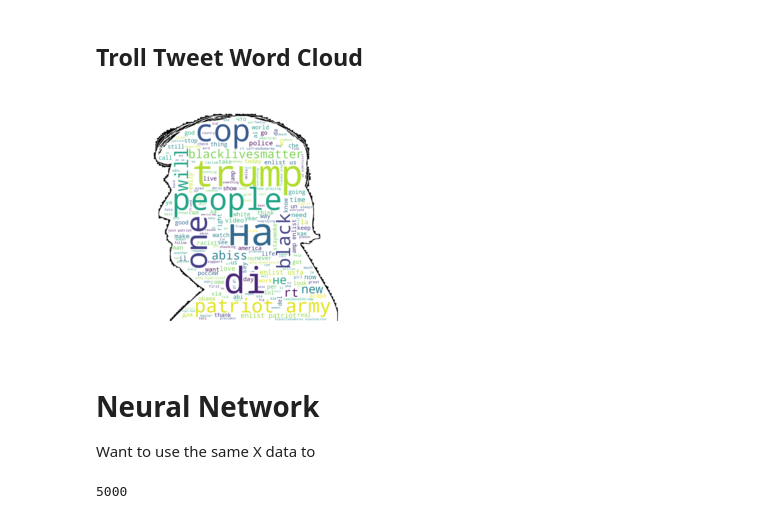
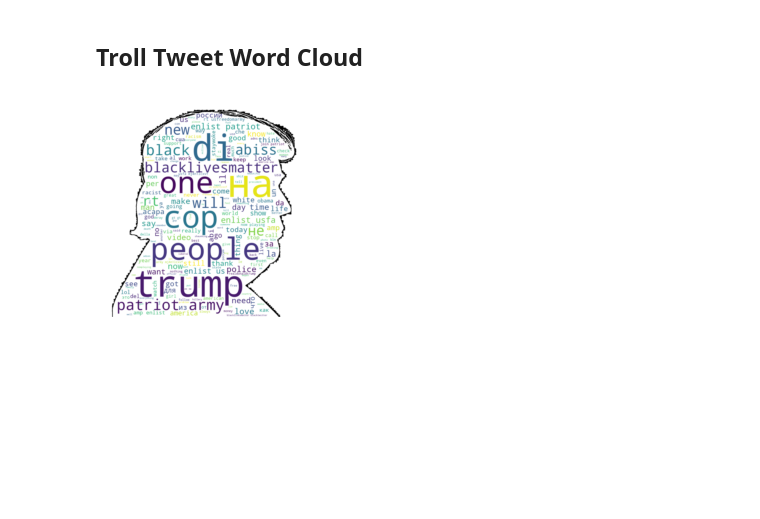
Before and after one commit to mayankvanjani/trump_or_troll, a Jupyter notebook: Trump_or_Troll_G_Collab.ipynb, the cells around one changed output. Cells and saved outputs as stored; diff of their text form; code cells hidden in the pictures; blank space fills up the shorter version.

```diff
--- a/Trump_or_Troll_G_Collab.ipynb
+++ b/Trump_or_Troll_G_Collab.ipynb
@@ -182,0 +273,17 @@ Just for fun visualizations, we want to see a word cloud of the common words in
+# %%
+from wordcloud import WordCloud, STOPWORDS
+stopwords = set(STOPWORDS)
+stopwords.update(["https", "co"])
+
+
+# This extra stuff allows us to create a pretty fun word cloud with Trump's silhouette
+from PIL import Image
+import requests
+from io import BytesIO
+
+response = requests.get("https://github.com/mayankvanjani/trump_or_troll/raw/master/trump.png")
+response2 = requests.get("https://github.com/mayankvanjani/trump_or_troll/raw/master/trump2.png")
+img = np.array(Image.open(BytesIO(response.content)).convert("L"))
+img = np.where(img == 254, 255, img)
+img2 = np.array(Image.open(BytesIO(response2.content)).convert("L"))
+img2 = np.where(img2 == 254, 255, img2)
@@ -214,16 +331,11 @@ plt.show()
 # %%
 full_troll_text = " ".join([tweet.lower() for tweet in troll_tweets_df])
 # %%
-
-wordcloud = WordCloud(stopwords=stopwords, background_color="white", mask=img, contour_width=3, contour_color="black").generate(full_troll_text)
+wordcloud = WordCloud(stopwords=stopwords, background_color="white", mask=img2, contour_width=3, contour_color="black").generate(full_troll_text)
 wordcloud.to_file("troll_tweets_wc.png")
 
 plt.imshow(wordcloud, interpolation='bilinear')
 plt.axis("off")
 plt.show()
 # %% [output]
-[figure, old version]
+[figure, new version]
-# %% [markdown]
-# Neural Network
-
-Want to use the same X data to
@@ -232,14 +341,0 @@ Xtr, Xts, ytr, yts = train_test_split(X, labels, test_size=0.33, random_state=42
-# %%
-K.clear_session()
-nin = Xtr.shape[1]
-print(nin)
-nh = 100
-
-nout = 1
-model = Sequential()
-model.add(Dense(units=500, input_shape=(nin,), activation='relu', name='hidden1'))
-model.add(Dense(units=500, input_shape=(500,), activation='relu', name='hidden2'))
-model.add(Dense(units=100, input_shape=(500,), activation='relu', name='hidden3'))
-model.add(Dense(units=nout, activation='sigmoid', name='output'))
-# %% [output]
-5000
```
Also changed, not shown: parts of 42 cells of this notebook, 1 other file.
